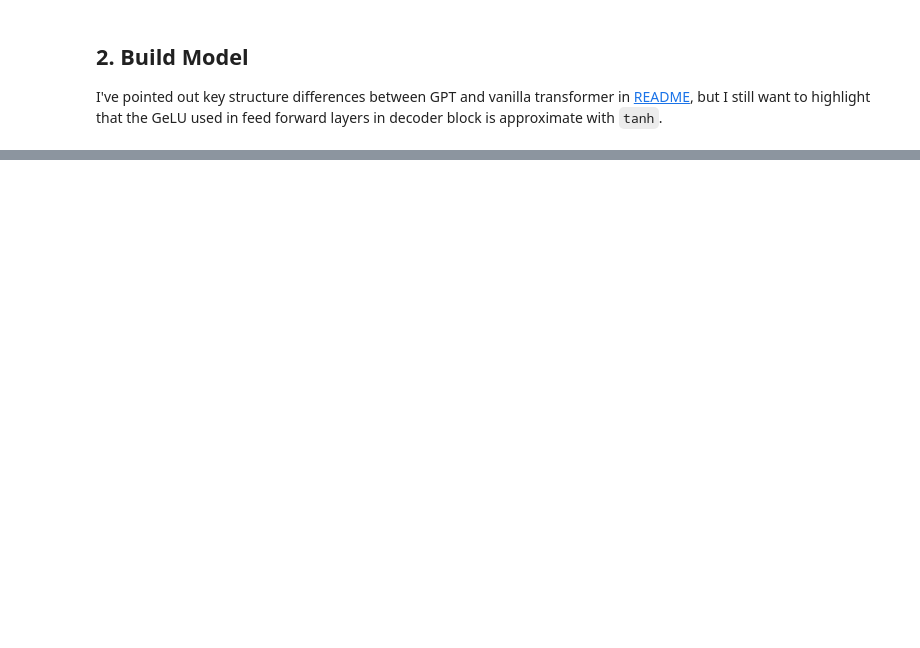
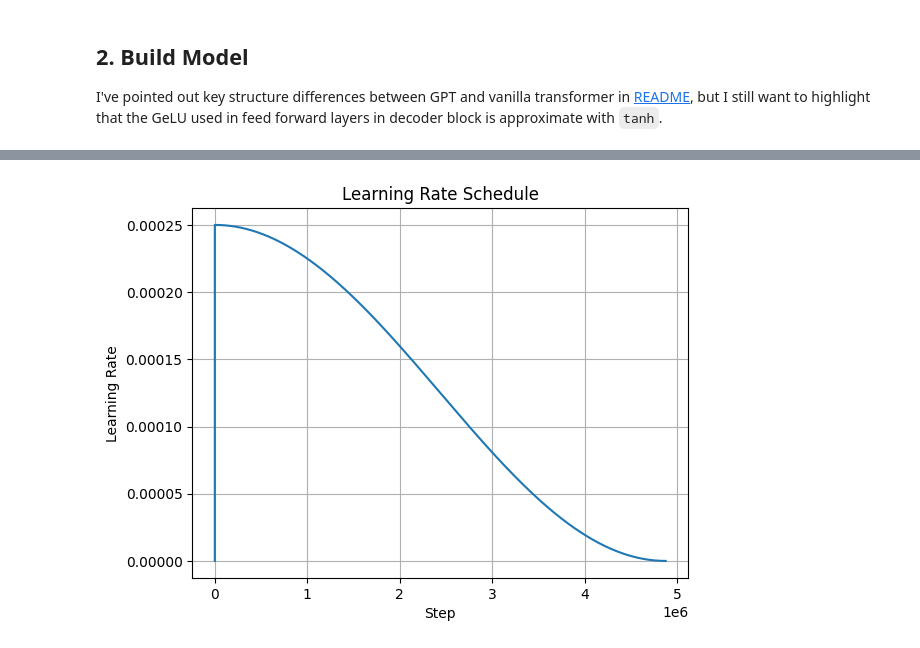
Before and after one commit to Kami-chanw/SeekDeeper, a Jupyter notebook: gpt/pretrain.ipynb, the cells around one changed output, grey strips where cells are left out. Saved outputs shown, nothing was run; the diff lists cells and outputs as text; code cells hidden in the pictures; blank space fills up the shorter version.

```diff
--- a/gpt/pretrain.ipynb
+++ b/gpt/pretrain.ipynb
@@ -9,0 +6,16 @@ dataloader = load_data("bookcorpus", loading_ratio=0.1, num_proc=5)
+# %%
+import config
+from data import load_data
+
+
+# only use 1% BookCorpus dataset
+loading_ratio = 0.01
+
+tokenizer, dataloader = load_data("bookcorpus", loading_ratio=0.01, num_proc=5)
+
+total_steps = len(dataloader) * config.PretrainConfig.n_epoch
+
+# scale warmup steps
+warmup_steps = int(config.PretrainConfig.warmup_steps * loading_ratio)
+
+total_steps, warmup_steps
@@ -71,0 +53,32 @@ plt.show()
+# %%
+import torch
+import torch.optim as optim
+import matplotlib.pyplot as plt
+from transformers import get_cosine_schedule_with_warmup
+
+# dummy optimizer
+optimizer = optim.AdamW(
+    [torch.nn.Parameter(torch.randn((4, 4)))],
+    lr=config.PretrainConfig.lr,
+)
+
+scheduler = get_cosine_schedule_with_warmup(
+    optimizer=optimizer,
+    num_training_steps=total_steps,
+    num_warmup_steps=warmup_steps,
+)
+
+lrs = []
+for step in range(total_steps):
+    optimizer.step()
+    lrs.append(scheduler.get_last_lr())
+    scheduler.step()
+
+plt.plot(range(len(lrs)), lrs)
+plt.xlabel("Step")
+plt.ylabel("Learning Rate")
+plt.title("Learning Rate Schedule")
+plt.grid(True)
+plt.show()
+# %% [output]
+[figure, added]
```
Also changed, not shown: parts of 10 cells of this notebook, 23 other files.
